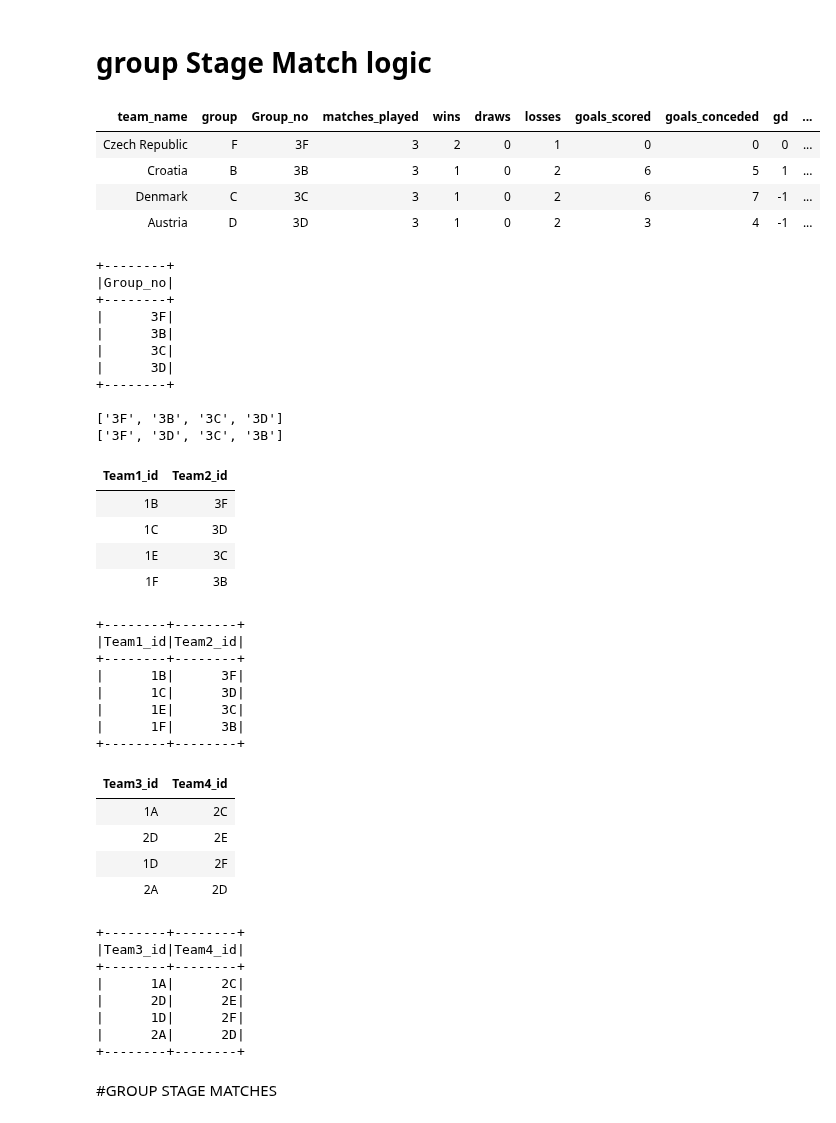
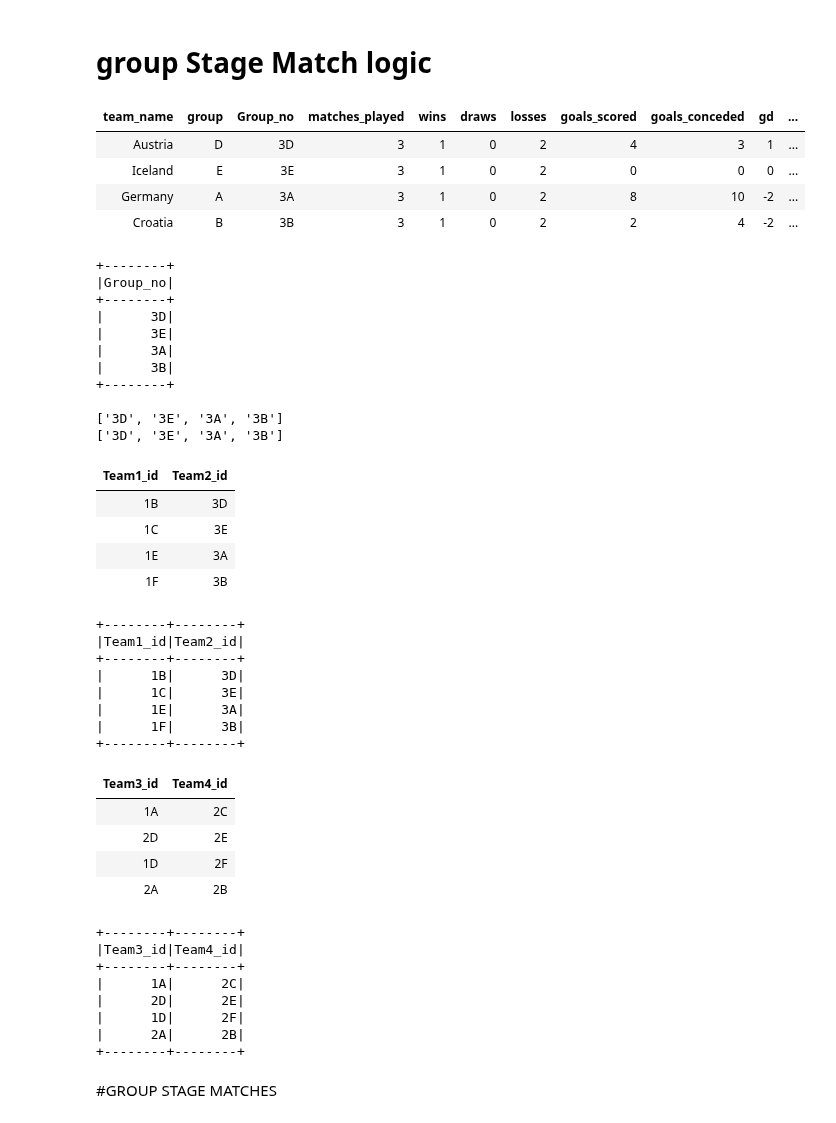
Before and after one commit to cezanekarki/Bootcamp-Tasks, a Jupyter notebook: Project Euro-cup/project Euro 2024 .ipynb, the cells around one changed output. Cells and saved outputs as stored; diff of their text form; code cells hidden in the pictures.

```diff
--- a/Project/project Euro 2024 v2.ipynb
+++ b/Project Euro-cup/project Euro 2024 .ipynb
@@ -309,74 +332,74 @@ display(no_3)
 no_3_group = no_3.select(F.col("Group_no"))
 no_3_group.show()
 no_3_group_list=[row.Group_no for row in no_3_group.collect()]
 print(no_3_group_list)
 
 for i in range (0,len(matches_list)):
     if sorted(no_3_group_list) == sorted(matches_list[i]):
         team2_list=matches_list[i]
         break
 print(team2_list)
 
 team1_list = ['1B','1C','1E','1F']
 
 # Combine the lists into a list of tuples
 data = list(zip(team1_list, team2_list))
 
 # Create a DataFrame from the list of tuples
 df1 = spark.createDataFrame(data, ["Team1_id", "Team2_id"])
 display(df1)
 df1.show()
 
 team3_list =['1A','2D','1D','2A']
-team4_list =['2C','2E','2F','2D']
+team4_list =['2C','2E','2F','2B']
 data2 = list(zip(team3_list, team4_list))
 
 # Create a DataFrame from the list of tuples
 df2 = spark.createDataFrame(data2, ["Team3_id", "Team4_id"])
 display(df2)
 df2.show()
 # %% [output]
 | team_name | group | Group_no | matches_played | wins | draws | losses | goals_scored | goals_conceded | gd | ... |
-| Czech Republic | F | 3F | 3 | 2 | 0 | 1 | 0 | 0 | 0 | ... |
-| Croatia | B | 3B | 3 | 1 | 0 | 2 | 6 | 5 | 1 | ... |
-| Denmark | C | 3C | 3 | 1 | 0 | 2 | 6 | 7 | -1 | ... |
-| Austria | D | 3D | 3 | 1 | 0 | 2 | 3 | 4 | -1 | ... |
+| Austria | D | 3D | 3 | 1 | 0 | 2 | 4 | 3 | 1 | ... |
+| Iceland | E | 3E | 3 | 1 | 0 | 2 | 0 | 0 | 0 | ... |
+| Germany | A | 3A | 3 | 1 | 0 | 2 | 8 | 10 | -2 | ... |
+| Croatia | B | 3B | 3 | 1 | 0 | 2 | 2 | 4 | -2 | ... |
 +--------+
 |Group_no|
 +--------+
-|      3F|
+|      3D|
+|      3E|
+|      3A|
 |      3B|
-|      3C|
-|      3D|
 +--------+
 
-['3F', '3B', '3C', '3D']
-['3F', '3D', '3C', '3B']
+['3D', '3E', '3A', '3B']
+['3D', '3E', '3A', '3B']
 | Team1_id | Team2_id |
-| 1B | 3F |
-| 1C | 3D |
-| 1E | 3C |
+| 1B | 3D |
+| 1C | 3E |
+| 1E | 3A |
 | 1F | 3B |
 +--------+--------+
 |Team1_id|Team2_id|
 +--------+--------+
-|      1B|      3F|
-|      1C|      3D|
-|      1E|      3C|
+|      1B|      3D|
+|      1C|      3E|
+|      1E|      3A|
 |      1F|      3B|
 +--------+--------+
 | Team3_id | Team4_id |
 | 1A | 2C |
 | 2D | 2E |
 | 1D | 2F |
-| 2A | 2D |
+| 2A | 2B |
 +--------+--------+
 |Team3_id|Team4_id|
 +--------+--------+
 |      1A|      2C|
 |      2D|      2E|
 |      1D|      2F|
-|      2A|      2D|
+|      2A|      2B|
 +--------+--------+
 # %% [markdown]
 #GROUP STAGE MATCHES
```
Also changed, not shown: parts of 14 cells of this notebook, 2 other files.
